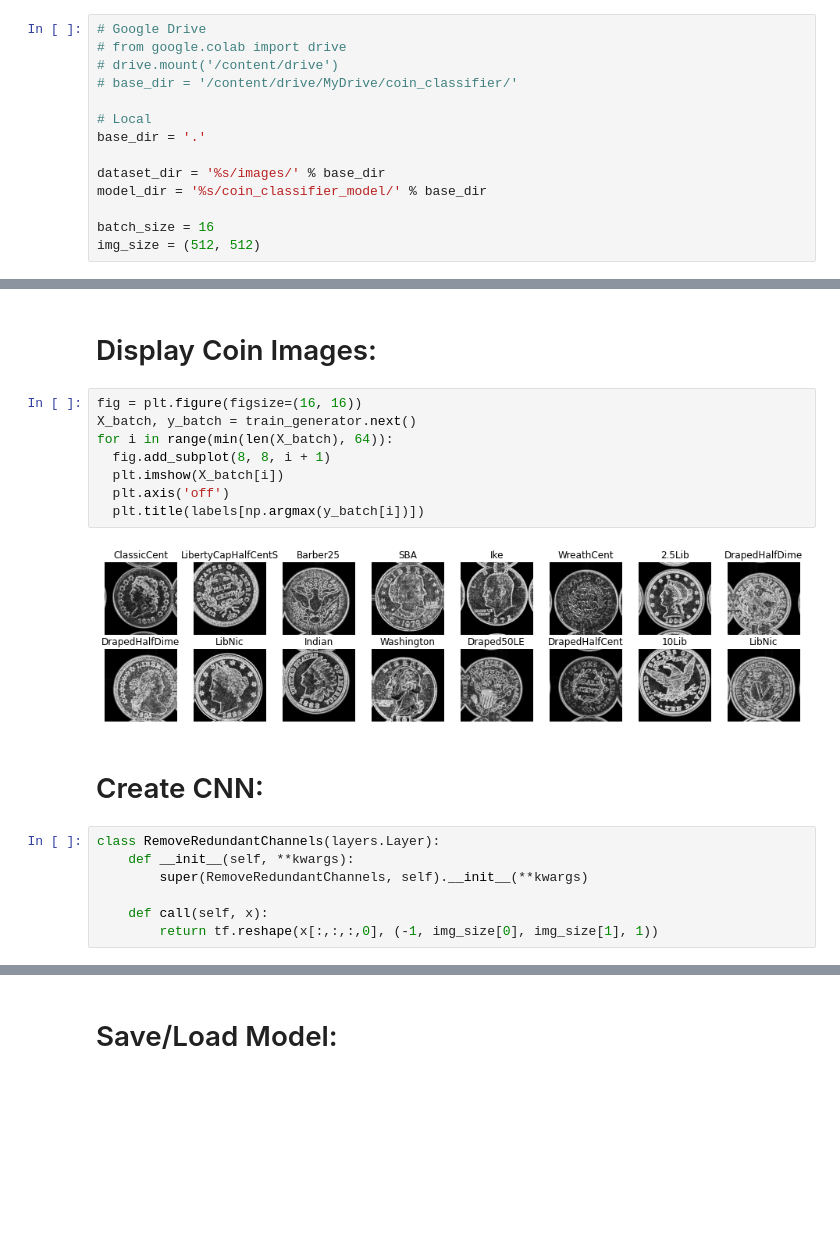
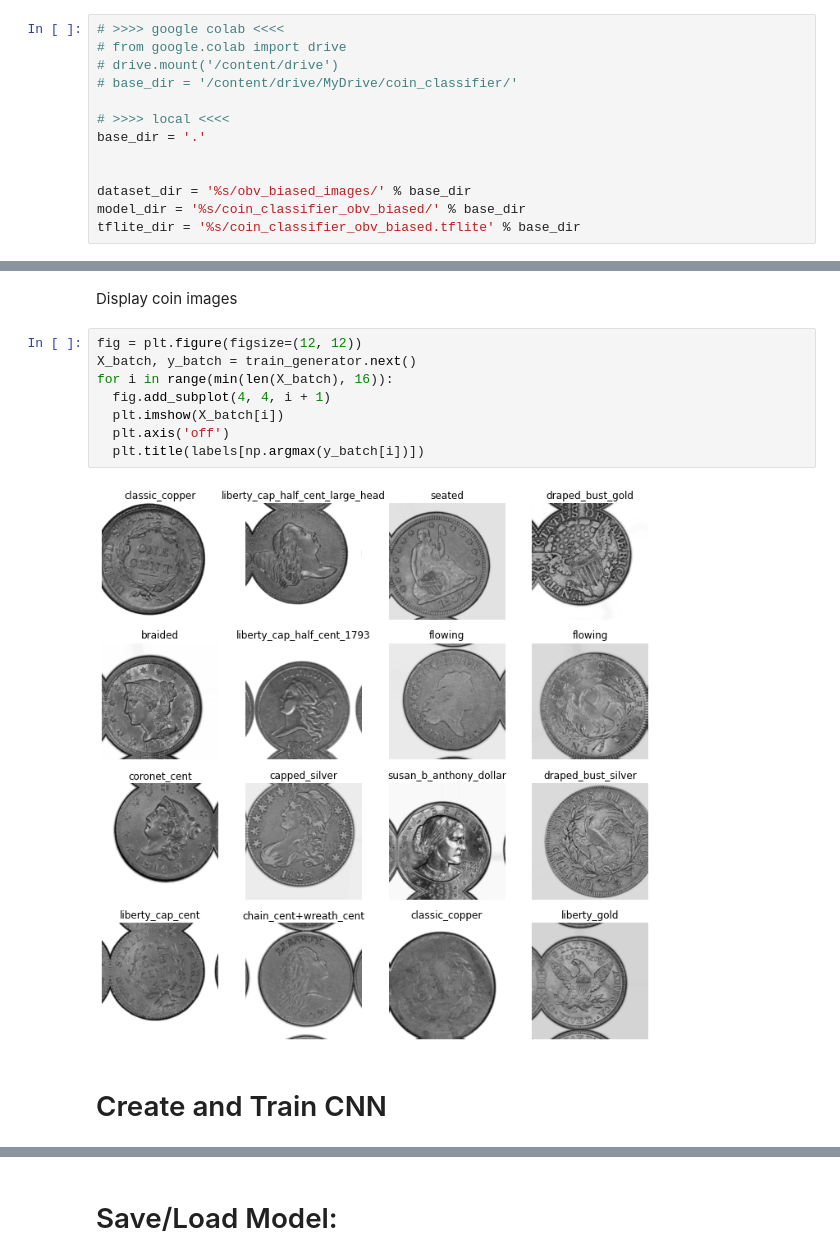
Before and after one commit to PScottZero/Numismatic, a Jupyter notebook: coin_classifier/coin_classifier.ipynb, the cells around one changed output, grey strips where cells are left out. Drawn from its saved outputs; the diff is of its cells as text; blank space fills up the shorter version.

```diff
--- a/coin_classifier/coin_classifier.ipynb
+++ b/coin_classifier/coin_classifier.ipynb
@@ -13,14 +14,13 @@ import cv2
 # %%
-# Google Drive
+# >>>> google colab <<<<
 # from google.colab import drive
 # drive.mount('/content/drive')
 # base_dir = '/content/drive/MyDrive/coin_classifier/'
 
-# Local
+# >>>> local <<<<
 base_dir = '.'
 
-dataset_dir = '%s/images/' % base_dir
-model_dir = '%s/coin_classifier_model/' % base_dir
 
-batch_size = 16
-img_size = (512, 512)
+dataset_dir = '%s/obv_biased_images/' % base_dir
+model_dir = '%s/coin_classifier_obv_biased/' % base_dir
+tflite_dir = '%s/coin_classifier_obv_biased.tflite' % base_dir
@@ -86,23 +74,16 @@ Found 374 images belonging to 84 classes.
-# %% [markdown]
-# Display Coin Images:
+# %% [markdown]
+Display coin images
 # %%
-fig = plt.figure(figsize=(16, 16))
+fig = plt.figure(figsize=(12, 12))
 X_batch, y_batch = train_generator.next()
-for i in range(min(len(X_batch), 64)):
-  fig.add_subplot(8, 8, i + 1)
+for i in range(min(len(X_batch), 16)):
+  fig.add_subplot(4, 4, i + 1)
   plt.imshow(X_batch[i])
   plt.axis('off')
   plt.title(labels[np.argmax(y_batch[i])])
 # %% [output]
-[figure, old version]
+[figure, new version]
 # %% [markdown]
-# Create CNN:
+# Create and Train CNN
-# %%
-class RemoveRedundantChannels(layers.Layer):
-    def __init__(self, **kwargs):
-        super(RemoveRedundantChannels, self).__init__(**kwargs)
-
-    def call(self, x):
-        return tf.reshape(x[:,:,:,0], (-1, img_size[0], img_size[1], 1))
 # %%
 model = models.Sequential([
```
Also changed, not shown: parts of 30 cells of this notebook, 40 other files.
